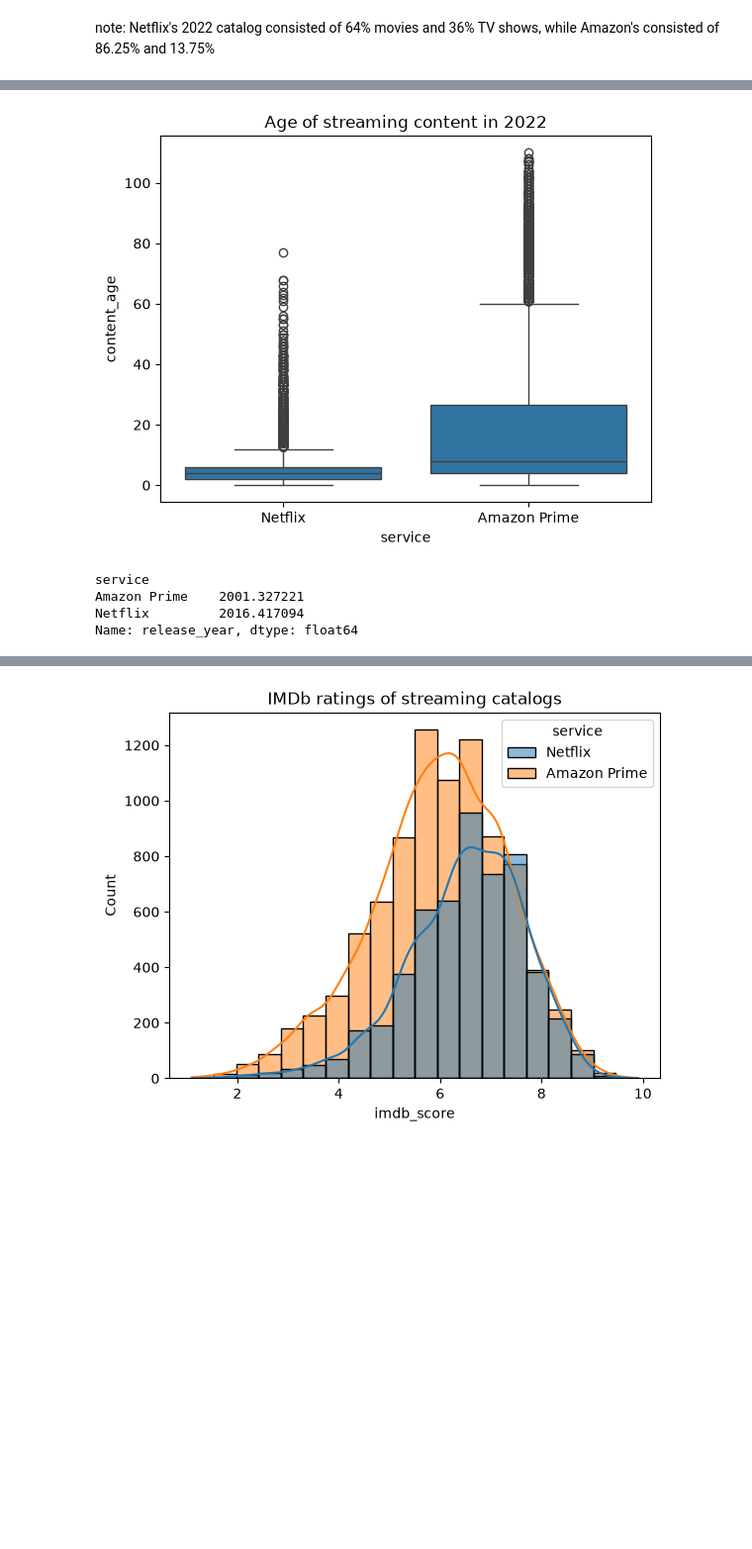
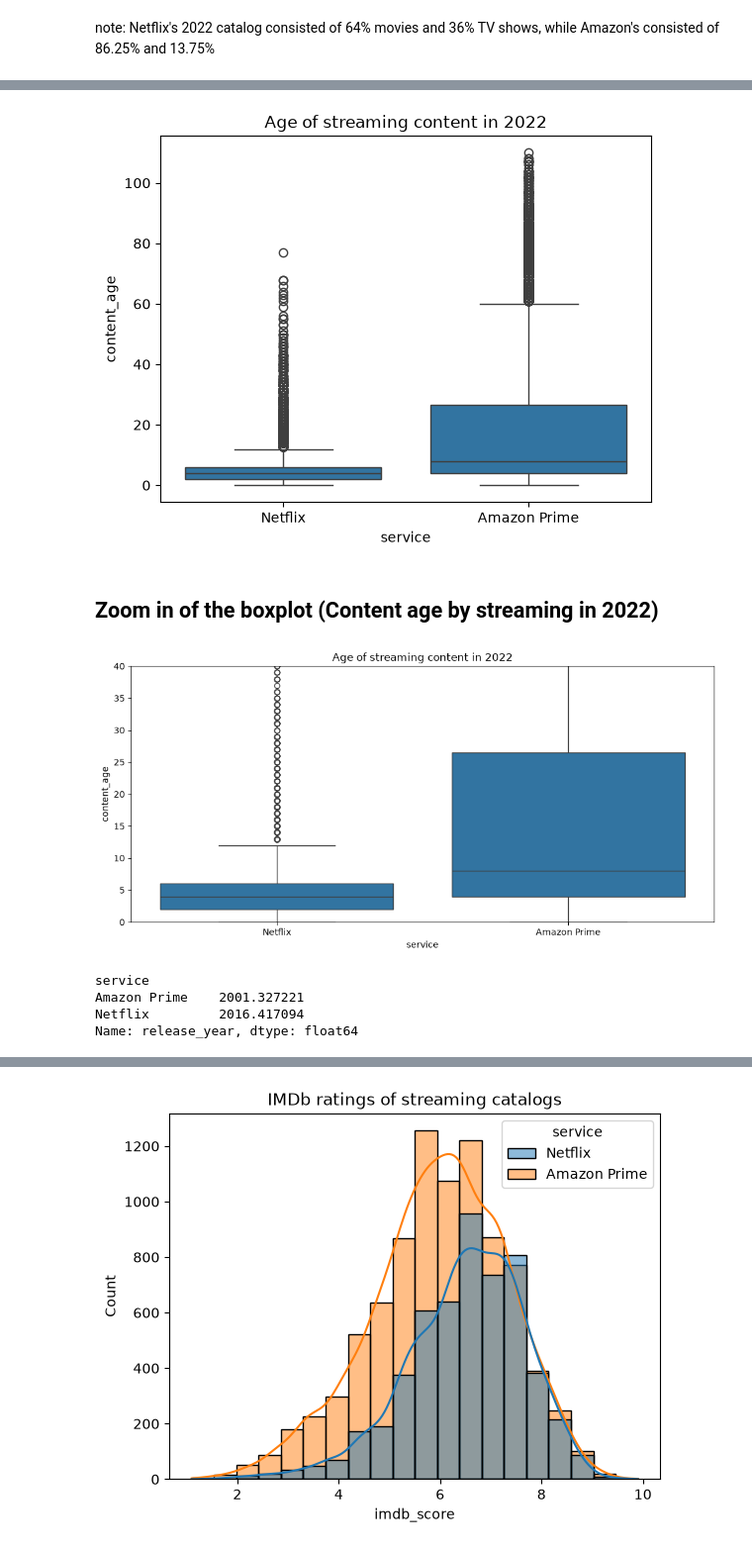
Before and after one commit to DianaAleks/streaming-services-enshittification-study, a Jupyter notebook: notebooks/2022_analysis.ipynb, the cells around one changed output, grey strips where cells are left out. Shown at 99% size. Drawn from its saved outputs; the diff is of its cells as text; code cells hidden in the pictures; blank space fills up the shorter version.

```diff
--- a/notebooks/2022_analysis.ipynb
+++ b/notebooks/2022_analysis.ipynb
@@ -171,0 +195,20 @@ note: Netflix's 2022 catalog consisted of 64% movies and 36% TV shows, while Ama
+# %%
+
+# Calculate content age
+catalog["content_age"] = 2022 - catalog["release_year"]
+
+# Compare robust and non-robust measures
+age_summary = catalog.groupby("service")["content_age"].agg(
+    mean="mean",
+    median="median",
+    count="count"
+)
+
+# Add 10% trimmed mean
+trimmed_means = catalog.groupby("service")["content_age"].apply(
+    lambda x: trim_mean(x.dropna(), proportiontocut=0.10)
+)
+
+age_summary["trimmed_mean"] = trimmed_means
+
+print(age_summary.round(2))
@@ -175,12 +225,29 @@ catalog["content_age"] = 2022 - catalog["release_year"]
 sns.boxplot(data=catalog, x="service", y="content_age")
 plt.title("Age of streaming content in 2022")
 plt.show()
-
-# average release year
-catalog.groupby("service")["release_year"].mean()
 # %% [output]
 [figure]
-service
-Amazon Prime    2001.327221
-Netflix         2016.417094
-Name: release_year, dtype: float64
+# %% [markdown]
+## Zoom in of the boxplot (Content age by streaming in 2022)
+# %%
+plt.figure(figsize=(10, 5))
+
+sns.boxplot(
+    data=catalog,
+    x="service",
+    y="content_age"
+)
+
+plt.ylim(0, 40)
+plt.title("Age of streaming content in 2022")
+plt.tight_layout()
+plt.show()
+
+# average release year
+catalog.groupby("service")["release_year"].mean()
+# %% [output]
+[figure, added]
+service
+Amazon Prime    2001.327221
+Netflix         2016.417094
+Name: release_year, dtype: float64
```
Also changed, not shown: parts of 49 cells of this notebook, 1 other file.
